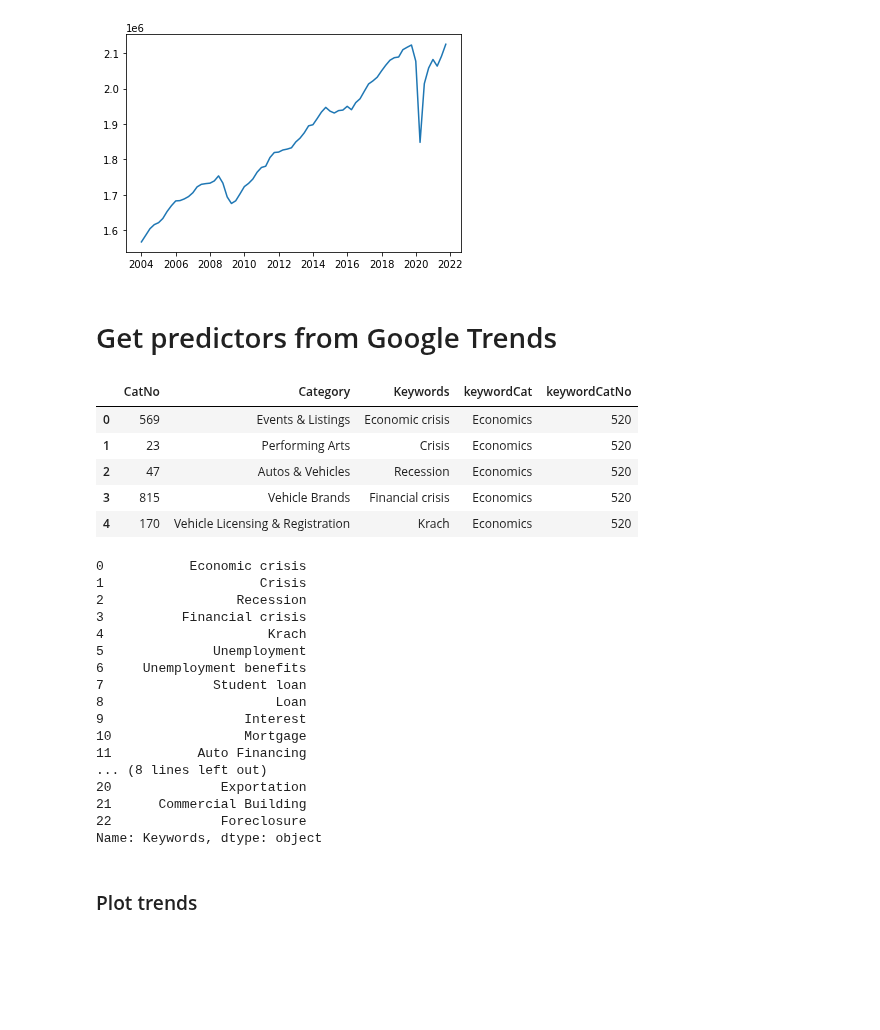
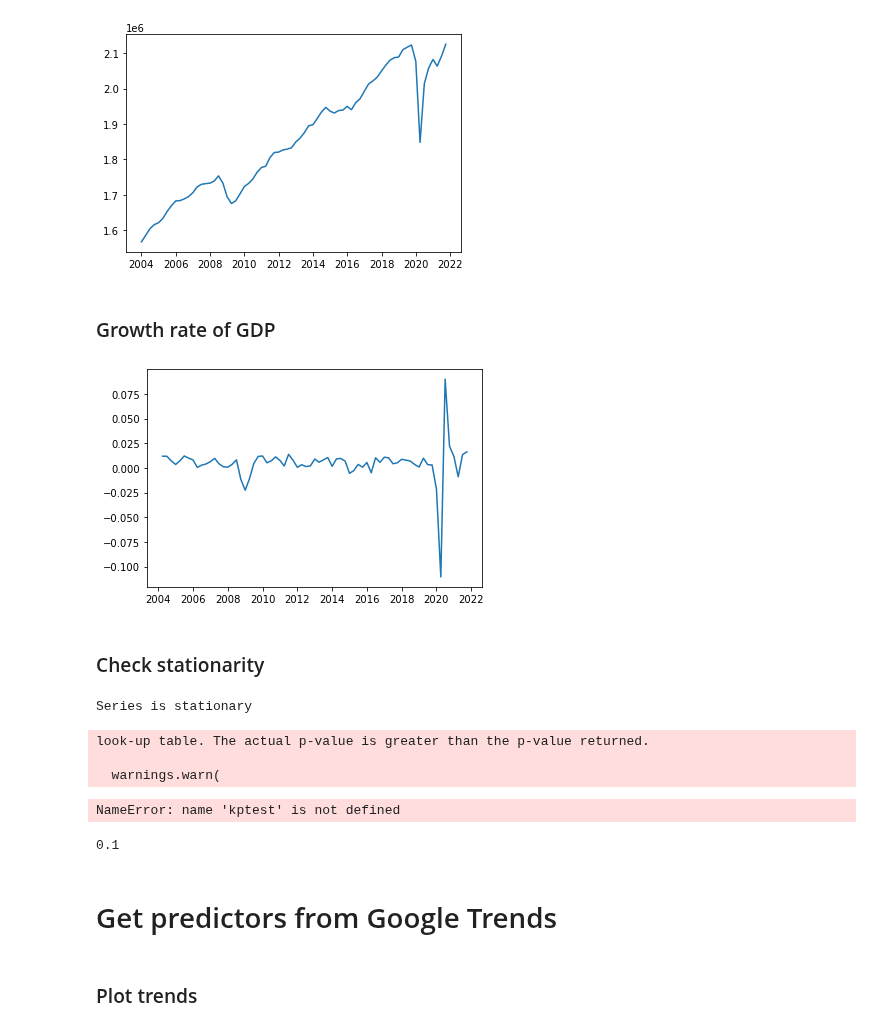
Before and after one commit to ubco-mds-2021-labs/capstone-project-googletrends_capstone, a Jupyter notebook: src/notebooks/gdp_notebook.ipynb, the cells around one changed output. Drawn from its saved outputs; the diff is of its cells as text; code cells hidden in the pictures; blank space fills up the shorter version.

Commit message:
added stationary tests

```diff
--- a/src/notebooks/gdp_notebook.ipynb
+++ b/src/notebooks/gdp_notebook.ipynb
@@ -45,3 +49,15 @@ plt.plot(gdp_data['GDP'])
 plt.show()
 # %% [output]
 [figure]
+# %% [markdown]
+### Growth rate of GDP
+# %%
+gdpts['GDP_GrowthRate'] = gdpts['GDP'].pct_change()
+gdpts = gdpts.dropna()
+
+plt.plot(gdpts['GDP_GrowthRate'])
+plt.show()
+# %% [output]
+[figure, added]
+# %% [markdown]
+### Check stationarity
@@ -48,3 +101,18 @@ plt.show()
+# %%
+adf_test(gdpts['GDP_GrowthRate'])
+# %% [output]
+Series is stationary
+# %%
+kstest = kpss_test(gdpts['GDP_GrowthRate'])
+# %% [output]
+look-up table. The actual p-value is greater than the p-value returned.
+
+  warnings.warn(
+NameError: name 'kptest' is not defined
+# %%
+kstest[1]
+# %% [output]
+0.1
 # %% [markdown]
 # Get predictors from Google Trends
 # %%
@@ -108,9 +167,21 @@ for i, category in enumerate(cat_lst):
 # %%
-key_data.head()
+# get dataframe of timeseries for categories
+
+cat_queries_dict = {}
+cat_topics_dict = {}
+
+# get time series and related queries and topics of categories
+for i, category in enumerate(cat_lst):
+    category = str(category)
+    data, queries, topics = get_trends(category=category, related_queries=2, related_topics=2)
+    cat_queries_dict[category] = queries
+    cat_topics_dict[category] = topics
+
+    #Code to append data for different columns in data frame
+    if i == 0:
+        data.rename(columns = {'': category}, inplace = True)
+        categoryts = data.drop(columns=['isPartial'])
+    else:
+        data.rename(columns = {'': category}, inplace = True)
+        data = data.drop(columns=['isPartial'])
+        categoryts = categoryts.join(data)
-# %% [output]
-|  | CatNo | Category | Keywords | keywordCat | keywordCatNo |
-| 0 | 569 | Events & Listings | Economic crisis | Economics | 520 |
-| 1 | 23 | Performing Arts | Crisis | Economics | 520 |
-| 2 | 47 | Autos & Vehicles | Recession | Economics | 520 |
-| 3 | 815 | Vehicle Brands | Financial crisis | Economics | 520 |
-| 4 | 170 | Vehicle Licensing & Registration | Krach | Economics | 520 |
@@ -130,20 +187,0 @@ for i, category in enumerate(cat_lst):
-# %%
-keywords_lst
-# %% [output]
-0           Economic crisis
-1                    Crisis
-2                 Recession
-3          Financial crisis
-4                     Krach
-5              Unemployment
-6     Unemployment benefits
-7              Student loan
-8                      Loan
-9                  Interest
-10                 Mortgage
-11           Auto Financing
-... (8 lines left out)
-20              Exportation
-21      Commercial Building
-22              Foreclosure
-Name: Keywords, dtype: object
```
Also changed, not shown: parts of 13 cells of this notebook, 1 other file.
